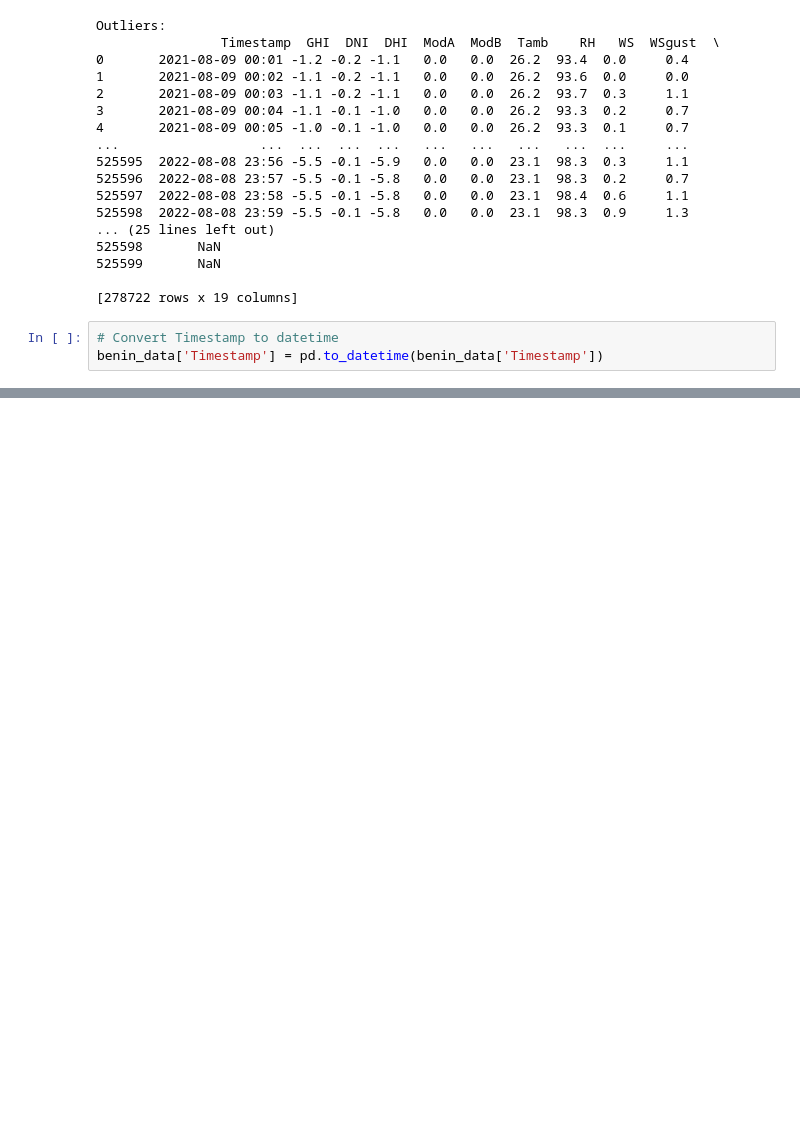
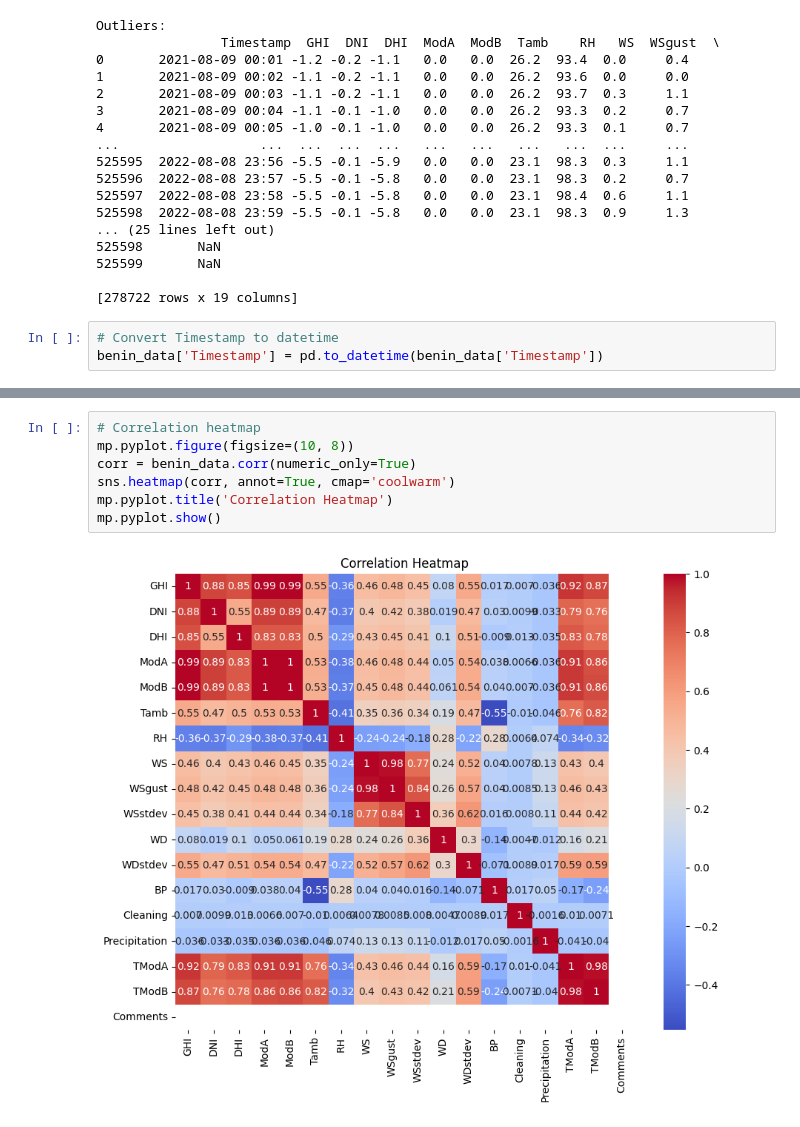
Before and after one commit to ab3lT/10-Academy-Week-0, a Jupyter notebook: notebooks/benin_malanville_data_analysis.ipynb, the cells around one changed output, grey strips where cells are left out. Drawn from its saved outputs; the diff is of its cells as text; blank space fills up the shorter version.

```diff
--- a/notebooks/benin_malanville_data_analysis.ipynb
+++ b/notebooks/benin_malanville_data_analysis.ipynb
@@ -163,0 +167,9 @@ mp.pyplot.show()
+# %%
+# Correlation heatmap
+mp.pyplot.figure(figsize=(10, 8))
+corr = benin_data.corr(numeric_only=True)
+sns.heatmap(corr, annot=True, cmap='coolwarm')
+mp.pyplot.title('Correlation Heatmap')
+mp.pyplot.show()
+# %% [output]
+[figure, added]
```
Also changed, not shown: parts of 6 cells of this notebook.
